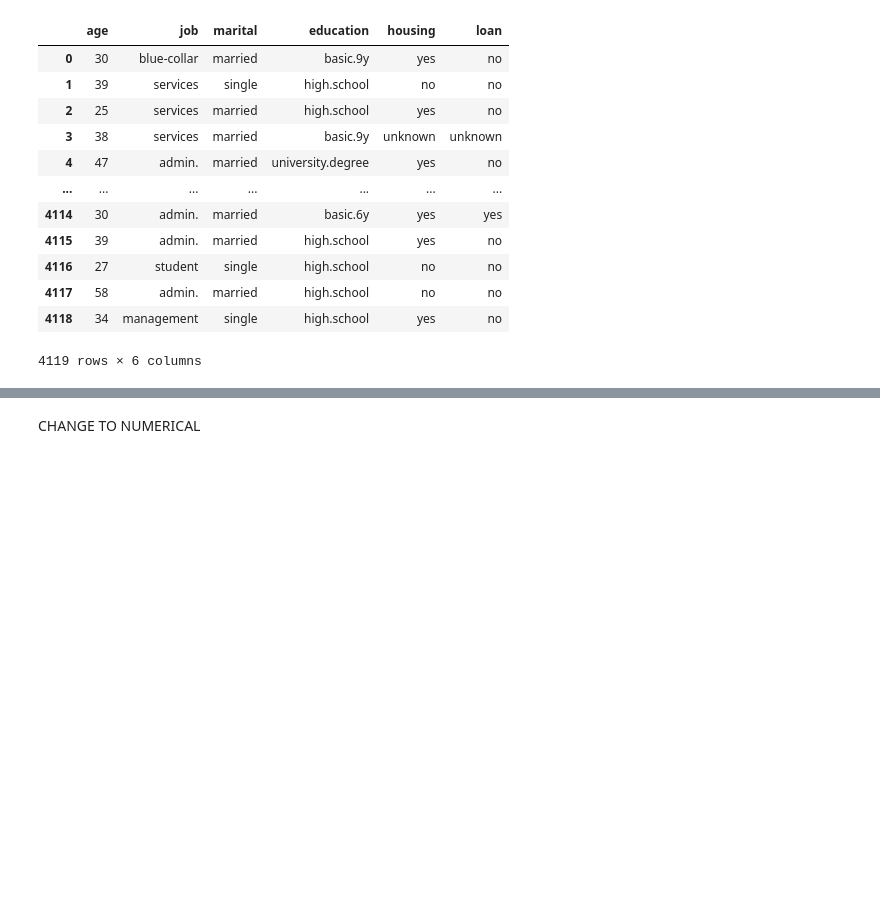
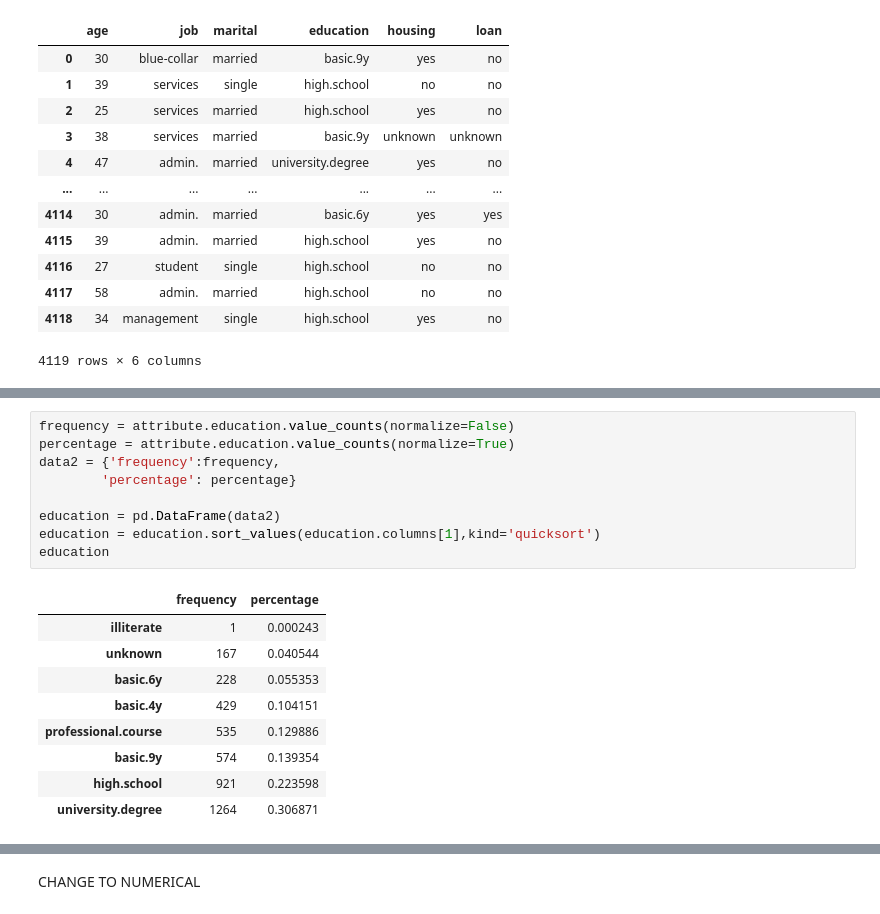
Before and after one commit to peii14/LoanTransaction, a Jupyter notebook: mine.ipynb, the cells around one changed output, grey strips where cells are left out. Drawn from its saved outputs; the diff is of its cells as text; blank space fills up the shorter version.

```diff
--- a/mine.ipynb
+++ b/mine.ipynb
@@ -111,0 +120,19 @@ Name: marital, dtype: object
+# %%
+frequency = attribute.education.value_counts(normalize=False)
+percentage = attribute.education.value_counts(normalize=True)
+data2 = {'frequency':frequency,
+        'percentage': percentage}
+
+education = pd.DataFrame(data2)
+education = education.sort_values(education.columns[1],kind='quicksort')
+education
+# %% [output]
+|  | frequency | percentage |
+| illiterate | 1 | 0.000243 |
+| unknown | 167 | 0.040544 |
+| basic.6y | 228 | 0.055353 |
+| basic.4y | 429 | 0.104151 |
+| professional.course | 535 | 0.129886 |
+| basic.9y | 574 | 0.139354 |
+| high.school | 921 | 0.223598 |
+| university.degree | 1264 | 0.306871 |
```
Also changed, not shown: parts of 16 cells of this notebook, 1 other file.
